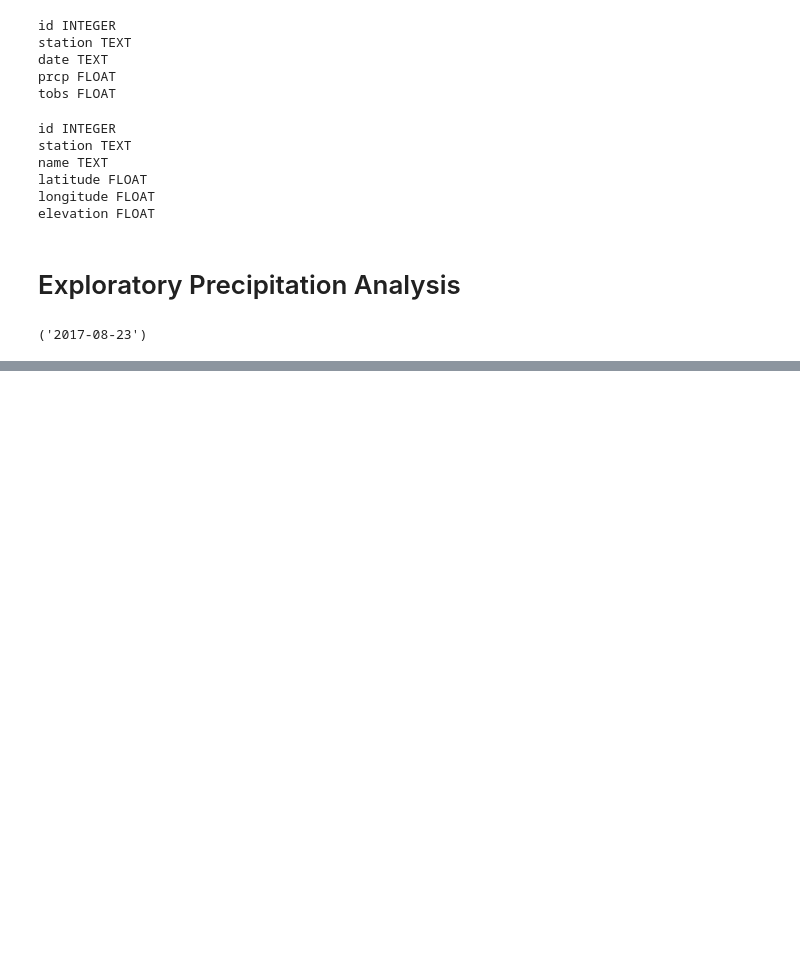
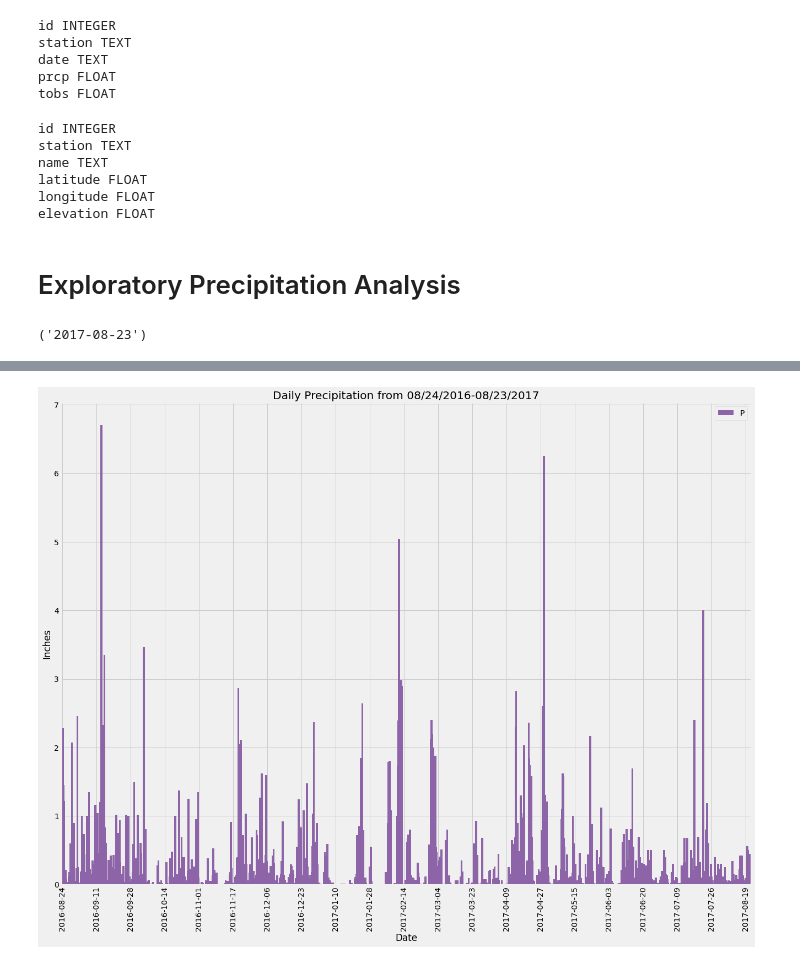
Before and after one commit to zarzarbinks0702/Hawaii-Precipitation-and-Temperature-Review, a Jupyter notebook: climate_precipitation_analysis.ipynb, the cells around one changed output, grey strips where cells are left out. Saved outputs shown, nothing was run; the diff lists cells and outputs as text; code cells hidden in the pictures; blank space fills up the shorter version.

```diff
--- a/climate_precipitation_analysis.ipynb
+++ b/climate_precipitation_analysis.ipynb
@@ -89,0 +100,12 @@ last_12_months_df.head()
+# %%
+#plotting results with df.plot
+last_12_months_df.plot(kind='bar', figsize=(20, 15), width=6, color='#8D64A7')
+plt.ylabel('Inches')
+plt.xlabel('Date')
+plt.legend('Precipitation', loc='best')
+plt.title('Daily Precipitation from 08/24/2016-08/23/2017')
+plt.xticks(np.arange(0, len(last_12_months_df)+1, 100))
+
+plt.show()
+# %% [output]
+[figure, added]
```
Also changed, not shown: parts of 3 cells of this notebook.
